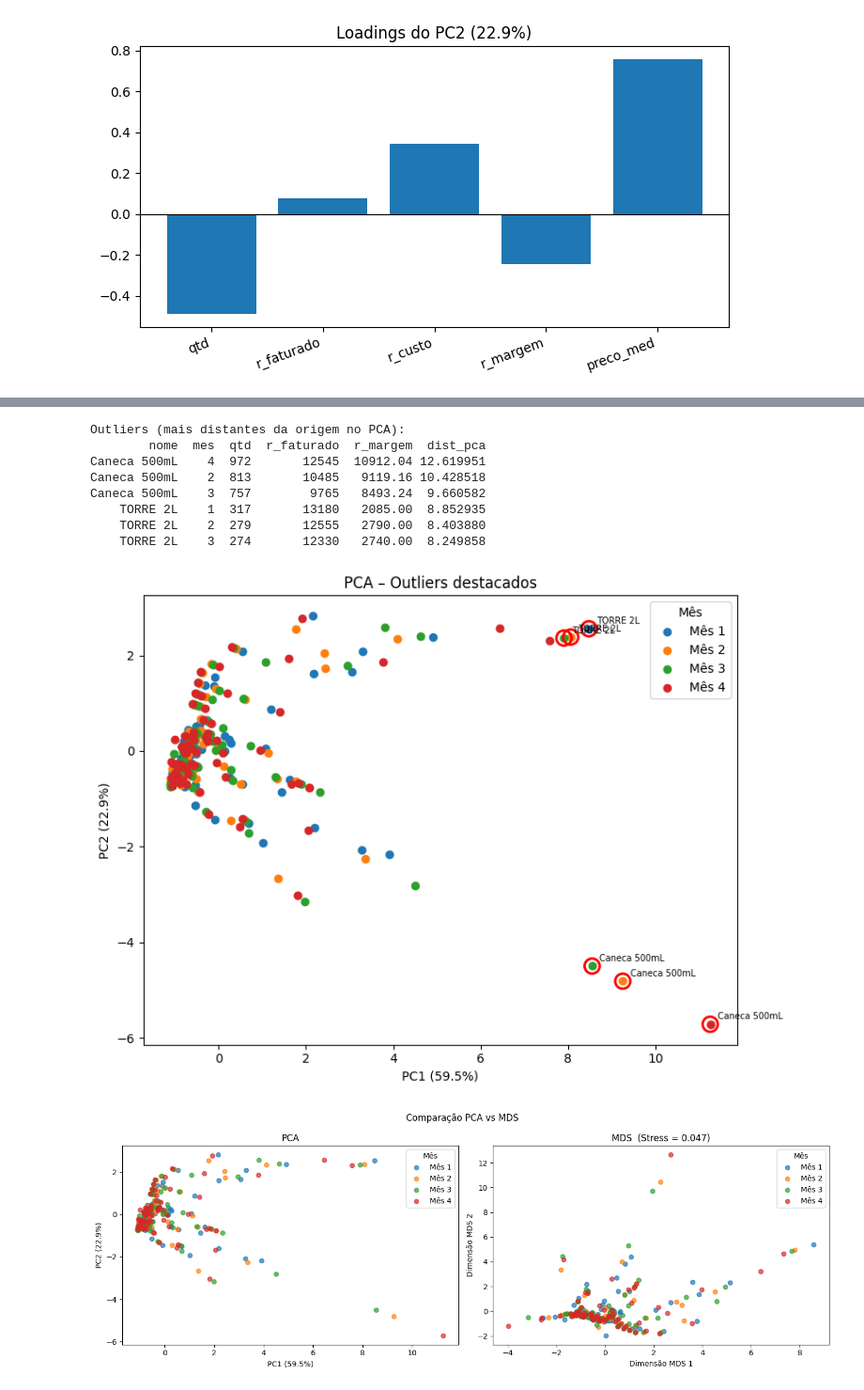
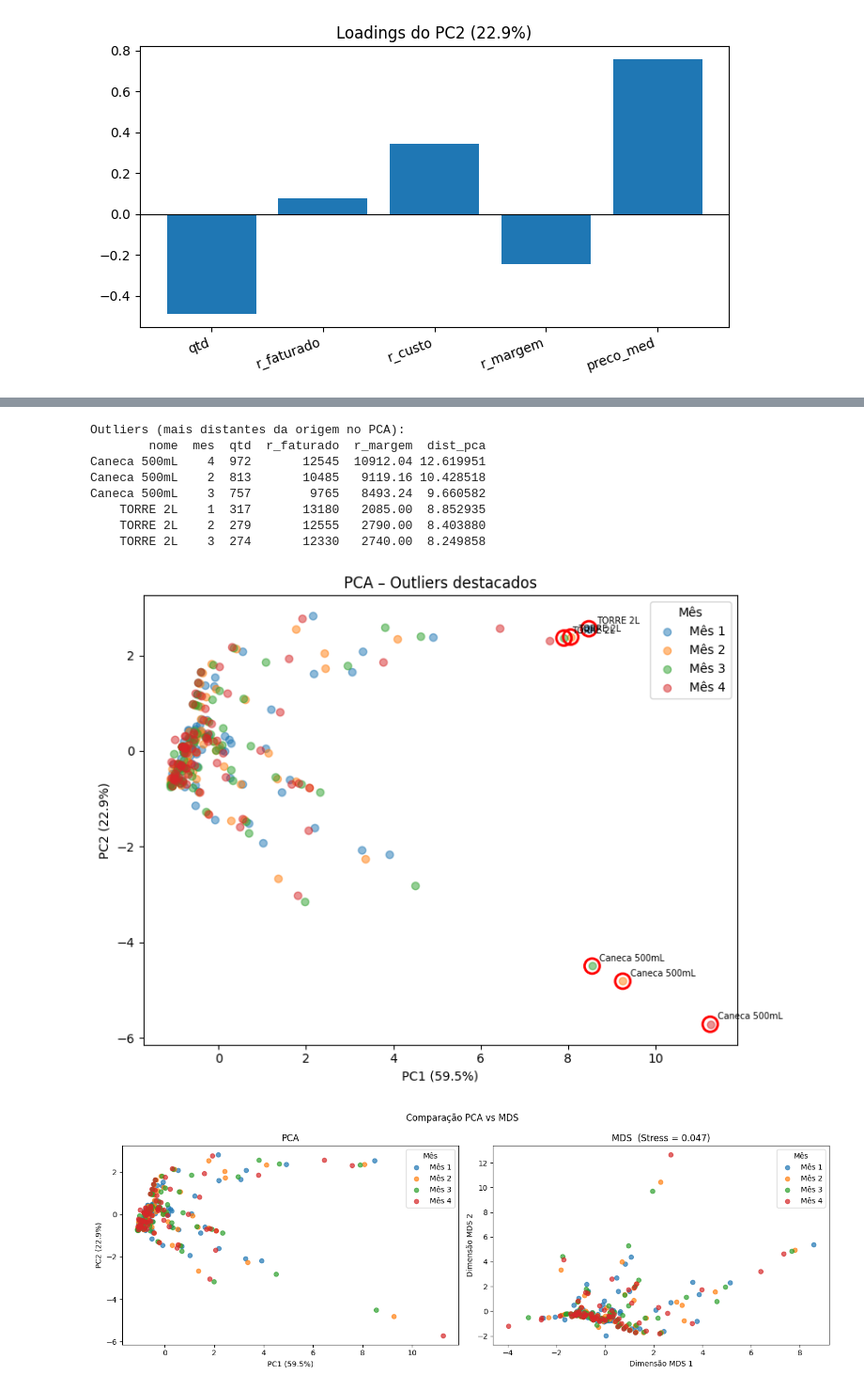
Before and after one commit to flavia-segadilha/atividade-pca-mds, a Jupyter notebook: atividadeCCD.ipynb, the cells around one changed output, grey strips where cells are left out. Shown at 94% size. Drawn from its saved outputs; the diff is of its cells as text; code cells hidden in the pictures.

```diff
--- a/atividadeCCD.ipynb
+++ b/atividadeCCD.ipynb
@@ -227,7 +236,7 @@ Loadings PC2:
 plt.figure(figsize=(8, 6))
 for mes in sorted(df['mes'].unique()):
     mask = df['mes'] == mes
-    plt.scatter(X_pca[mask, 0], X_pca[mask, 1], label=f'Mês {mes}')
+    plt.scatter(X_pca[mask, 0], X_pca[mask, 1], label=f'Mês {mes}', alpha=0.5)
 plt.axhline(0, color='gray', linewidth=0.6, linestyle='--')
 plt.axvline(0, color='gray', linewidth=0.6, linestyle='--')
 plt.xlabel(f'PC1 ({var1:.1f}%)')
@@ -250,7 +259,7 @@ print(f"Stress normalizado: {stress_norm:.4f}")
 plt.figure(figsize=(8, 6))
 for mes in sorted(df['mes'].unique()):
     mask = df['mes'] == mes
-    plt.scatter(X_mds[mask, 0], X_mds[mask, 1], label=f'Mês {mes}')
+    plt.scatter(X_mds[mask, 0], X_mds[mask, 1], label=f'Mês {mes}', alpha=0.5)
 plt.axhline(0, color='gray', linewidth=0.6, linestyle='--')
 plt.axvline(0, color='gray', linewidth=0.6, linestyle='--')
 plt.xlabel('Dimensão MDS 1')
@@ -266,35 +275,35 @@ Stress normalizado: 0.0472
 df['dist_pca'] = np.sqrt(X_pca[:, 0]**2 + X_pca[:, 1]**2)
 top = df.nlargest(6, 'dist_pca')
 
 print("Outliers (mais distantes da origem no PCA):")
 print(top[['nome', 'mes', 'qtd', 'r_faturado', 'r_margem', 'dist_pca']].to_string(index=False))
 
 plt.figure(figsize=(8, 6))
 for mes in sorted(df['mes'].unique()):
     mask = df['mes'] == mes
-    plt.scatter(X_pca[mask, 0], X_pca[mask, 1], label=f'Mês {mes}')
+    plt.scatter(X_pca[mask, 0], X_pca[mask, 1], label=f'Mês {mes}', alpha=0.5)
 for idx in top.index:
     plt.scatter(X_pca[idx, 0], X_pca[idx, 1],
                 s=150, facecolors='none', edgecolors='red', linewidths=2)
     plt.annotate(df['nome'].iloc[idx],
                  xy=(X_pca[idx, 0], X_pca[idx, 1]),
                  xytext=(6, 4), textcoords='offset points', fontsize=7)
 plt.xlabel(f'PC1 ({var1:.1f}%)')
 plt.ylabel(f'PC2 ({var2:.1f}%)')
 plt.title('PCA – Outliers destacados')
 plt.legend(title='Mês')
 plt.tight_layout()
 plt.show()
 # %% [output]
 Outliers (mais distantes da origem no PCA):
         nome  mes  qtd  r_faturado  r_margem  dist_pca
 Caneca 500mL    4  972       12545  10912.04 12.619951
 Caneca 500mL    2  813       10485   9119.16 10.428518
 Caneca 500mL    3  757        9765   8493.24  9.660582
     TORRE 2L    1  317       13180   2085.00  8.852935
     TORRE 2L    2  279       12555   2790.00  8.403880
     TORRE 2L    3  274       12330   2740.00  8.249858
-[figure, old version]
+[figure, new version]
 # %%
 plt.figure(figsize=(14, 5))
 
```
Also changed, not shown: parts of 4 cells of this notebook.
